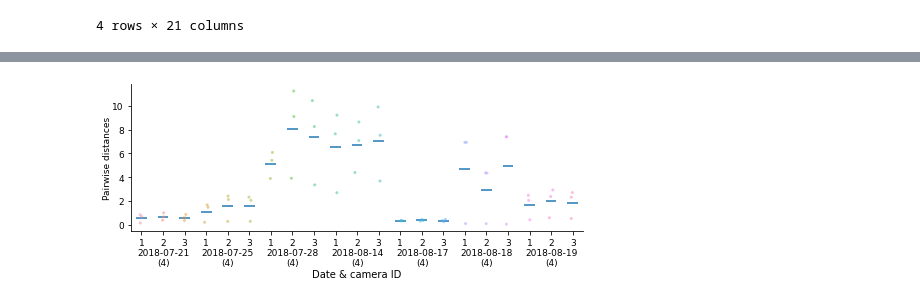
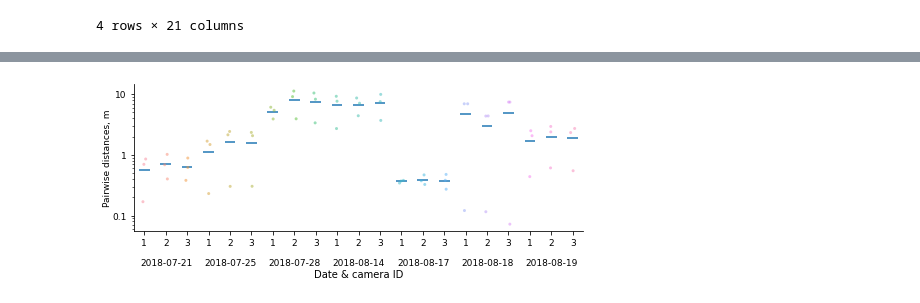
Before and after one commit to ushichka/dmcp, a Jupyter notebook: notebooks/analyze_ushichka_exp.ipynb, the cells around one changed output, grey strips where cells are left out. Drawn from its saved outputs; the diff is of its cells as text; code cells hidden in the pictures.

Commit message:
final manuscript figures

```diff
--- a/notebooks/analyze_ushichka_exp.ipynb
+++ b/notebooks/analyze_ushichka_exp.ipynb
@@ -188,30 +162,33 @@ comb [      0.48      -2.28      -0.44] [      0.73      -1.86      -0.68]
 # %%
 data = camera_dists.T
 hlines = mean_dists
 %matplotlib inline
 plt.figure(figsize=(7,3))
 #fig, ax = plt.subplots()
 sns.stripplot(data=data,  edgecolor='none', jitter=True,
               alpha=0.5, size=3)
+for i,med in enumerate(hlines):
+    plt.hlines(med, i-0.25, i+0.25)
+sns.despine(); plt.yscale('log')
 
 plt.xticks(range(21),['1','2','3']*7, fontsize=9); plt.xlim(-0.5,20.5)
-plt.yticks(#ticks=[0, 10, 20, 30,40,50],
+plt.yticks(ticks=[0.1,1,10],
+            labels=[0.1,1,10],
            fontsize=9)
+#plt.gca().ticklabel_format(axis='y',style='plain')
 
 plt.xlabel('Date & camera ID', labelpad=22)
-plt.ylabel('Pairwise distances', fontsize=9, labelpad=0);
+plt.ylabel('Pairwise distances, m', fontsize=9, labelpad=0);
 
-for i,med in enumerate(hlines):
-    plt.hlines(med, i-0.25, i+0.25)
-sns.despine();# plt.yscale('log')
+
 date_x = np.arange(-0.2, 21, 3)
 import matplotlib.transforms as transforms
 trans = transforms.blended_transform_factory(plt.gca().transData, plt.gca().transAxes)
 for x, night in zip(date_x, scene_names):
-    plt.text(x, -.235, night+f'\n(4)', fontsize=9,
+    plt.text(x, -.235, night, fontsize=9,
              multialignment='center',transform= trans)
 plt.tight_layout()
-#plt.savefig('preicp_meshdistances.png')
+#plt.savefig('pairwise_camera_distances.eps')
 plt.show()
 # %% [output]
-[figure, old version]
+[figure, new version]
```
Also changed, not shown: parts of 9 cells of this notebook, 2 other files.
